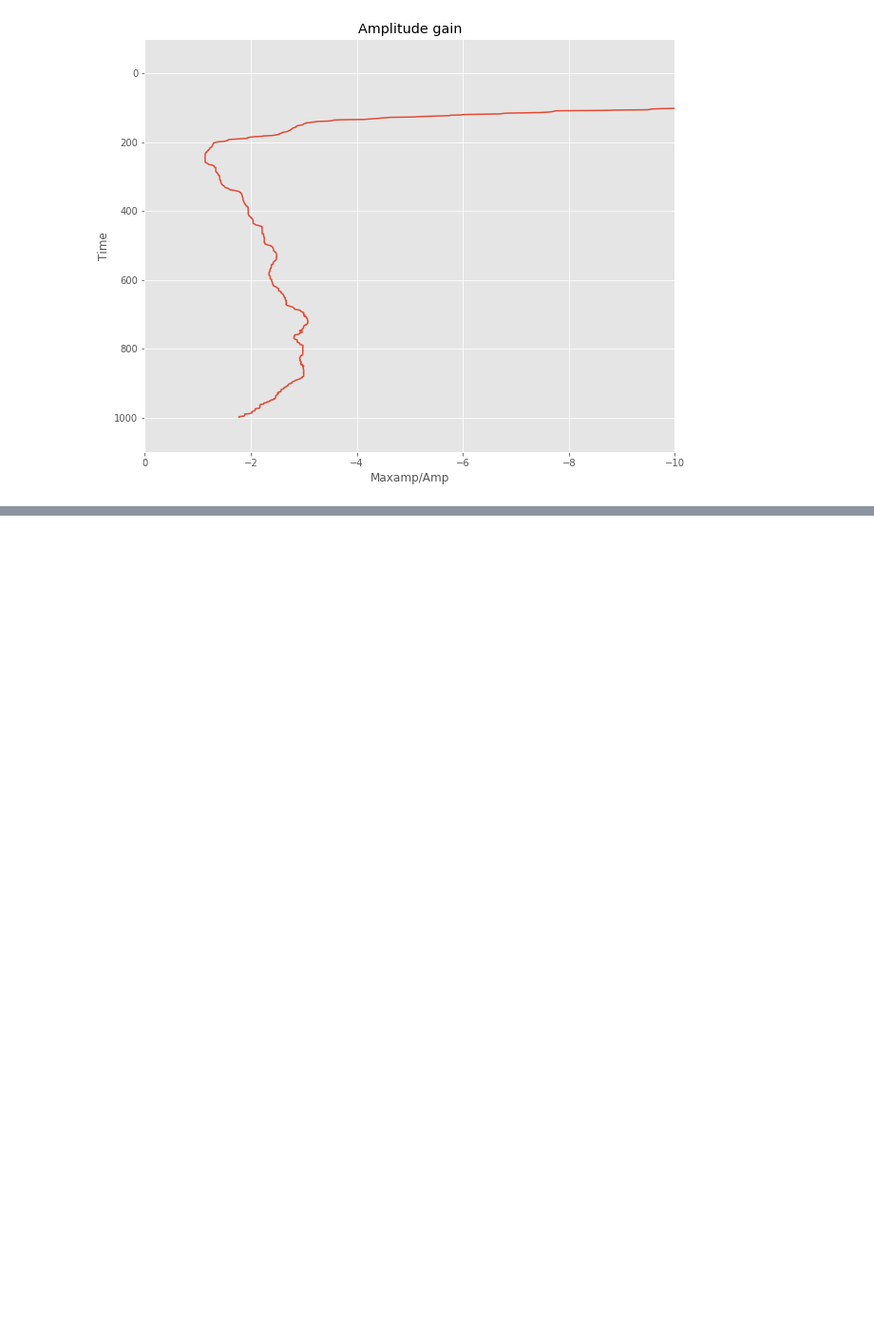
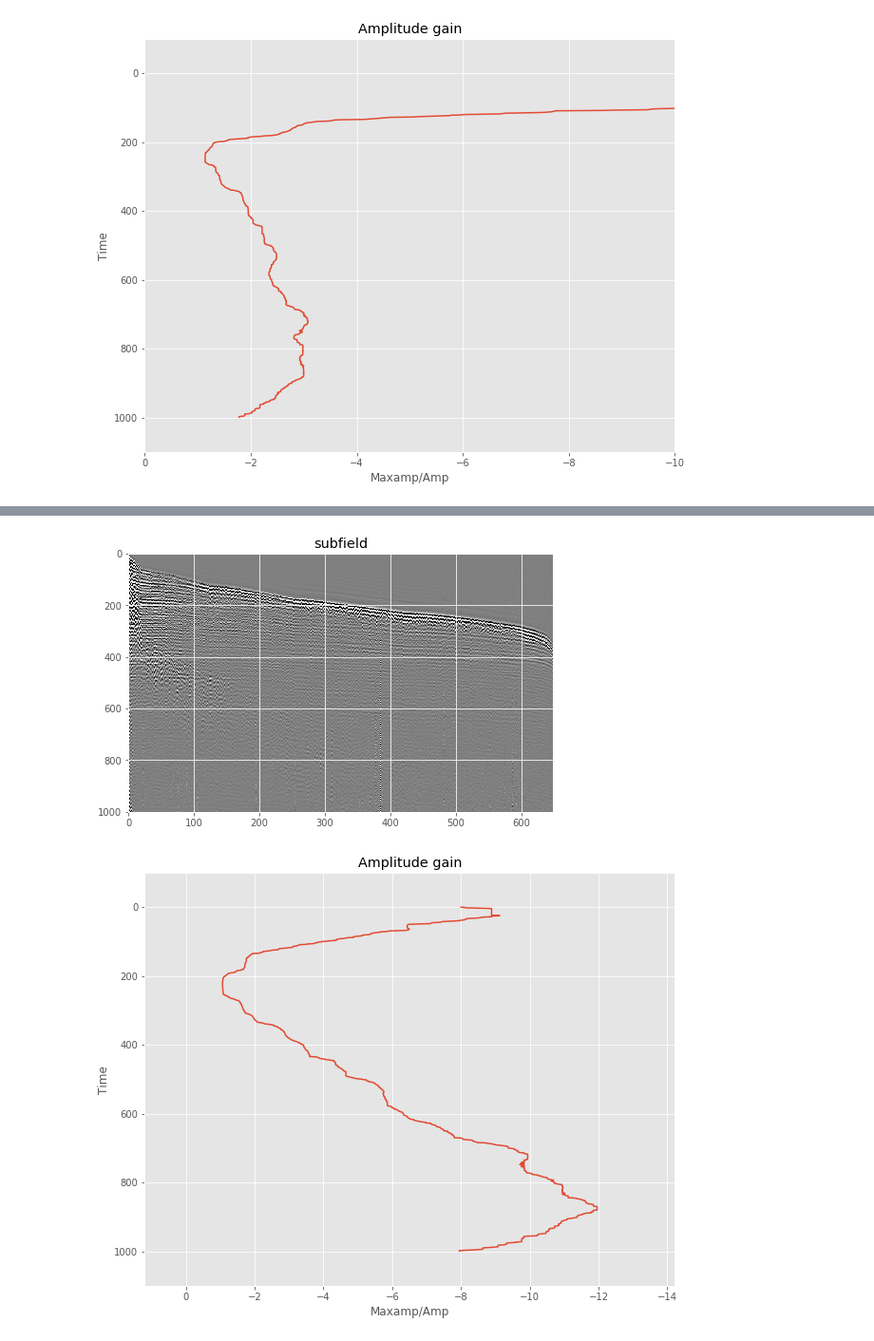
Before and after one commit to learnserd/SeismicPro, a Jupyter notebook: models/Geometric_spreading_correction/sphere_diff_time_dep.ipynb, the cells around one changed output, grey strips where cells are left out. Shown at 95% size. Saved outputs shown, nothing was run; the diff lists cells and outputs as text; code cells hidden in the pictures; blank space fills up the shorter version.

```diff
--- a/models/Geometric_spreading_correction/sphere_diff_time_dep.ipynb
+++ b/models/Geometric_spreading_correction/sphere_diff_time_dep.ipynb
@@ -116,0 +154,11 @@ TODO: автоматически подбирать коэфициенты pow_t
+# %%
+correct_field = time_dep(sample, speed, range(0, 1000), 0.91406885, 0.95730688)
+cv = .1
+
+seismic_plot(correct_field*100, figsize=(8, 5), names='subfield',
+             vmin=-cv, vmax=cv, cmap='gray')
+draw_gain(correct_field, 51)
+draw_gain(correct_field, 51, (0, -10))
+# %% [output]
+[figure, added]
+[figure, added]
```
Also changed, not shown: parts of 16 cells of this notebook.
